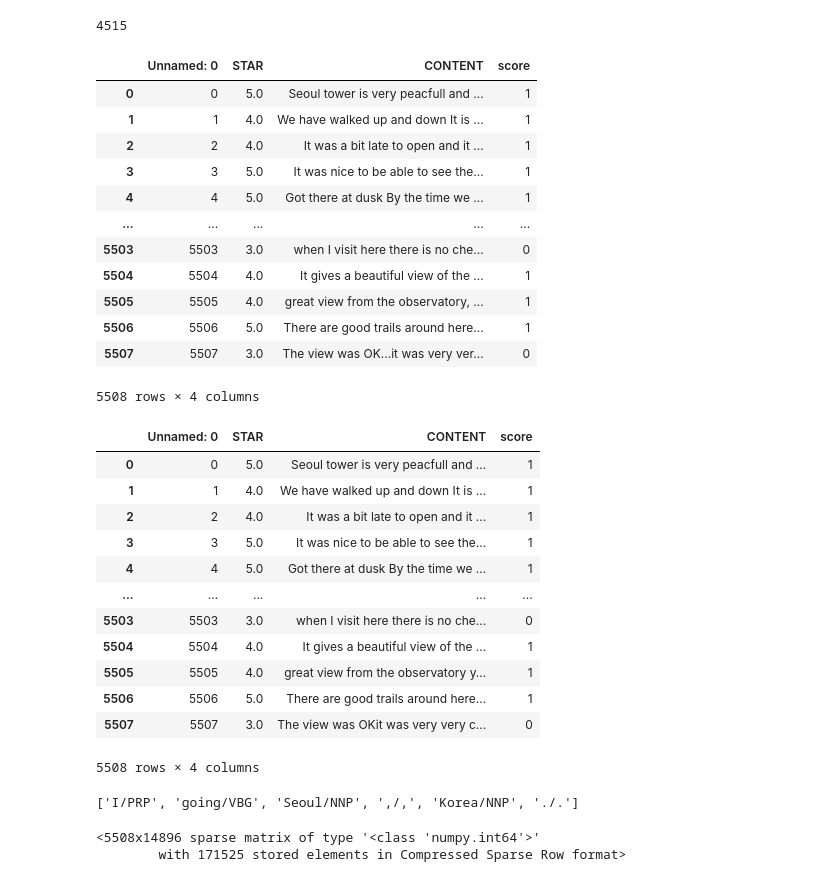
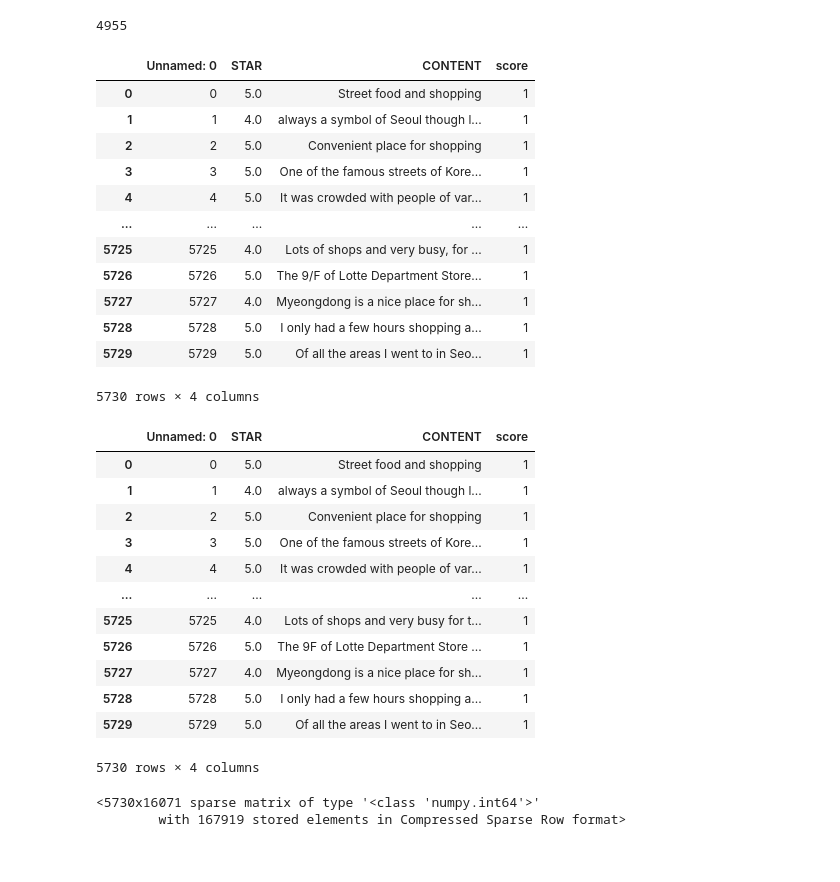
Before and after one commit to hyejeong14/2022_-_5-, a Jupyter notebook: KJH/감성분석(logistic).ipynb, the cells around one changed output. Drawn from its saved outputs; the diff is of its cells as text; code cells hidden in the pictures.

```diff
--- a/KJH/감성분석(logistic).ipynb
+++ b/KJH/감성분석(logistic).ipynb
@@ -156,26 +27,26 @@ print(df)
 # %%
 import pandas as pd
-df=pd.read_csv("데청캠/N Seoul Tower.csv")
+df=pd.read_csv("다시 크롤링/Myeongdong Shopping Street.csv")
 df["score"]=(df['STAR']>3.0)
 df=df.replace(True,1)
 df=df.replace(False,0)
 print(df['score'].sum())
 df
 # %% [output]
-4515
+4955
 |  | Unnamed: 0 | STAR | CONTENT | score |
-| 0 | 0 | 5.0 | Seoul tower is very peacfull and ... | 1 |
-| 1 | 1 | 4.0 | We have walked up and down It is ... | 1 |
-| 2 | 2 | 4.0 | It was a bit late to open and it ... | 1 |
-| 3 | 3 | 5.0 | It was nice to be able to see the... | 1 |
-| 4 | 4 | 5.0 | Got there at dusk By the time we ... | 1 |
+| 0 | 0 | 5.0 | Street food and shopping | 1 |
+| 1 | 1 | 4.0 | always a symbol of Seoul though l... | 1 |
+| 2 | 2 | 5.0 | Convenient place for shopping | 1 |
+| 3 | 3 | 5.0 | One of the famous streets of Kore... | 1 |
+| 4 | 4 | 5.0 | It was crowded with people of var... | 1 |
 | ... | ... | ... | ... | ... |
-| 5503 | 5503 | 3.0 | when I visit here there is no che... | 0 |
-| 5504 | 5504 | 4.0 | It gives a beautiful view of the ... | 1 |
-| 5505 | 5505 | 4.0 | great view from the observatory, ... | 1 |
-| 5506 | 5506 | 5.0 | There are good trails around here... | 1 |
-| 5507 | 5507 | 3.0 | The view was OK...it was very ver... | 0 |
+| 5725 | 5725 | 4.0 | Lots of shops and very busy, for ... | 1 |
+| 5726 | 5726 | 5.0 | The 9/F of Lotte Department Store... | 1 |
+| 5727 | 5727 | 4.0 | Myeongdong is a nice place for sh... | 1 |
+| 5728 | 5728 | 5.0 | I only had a few hours shopping a... | 1 |
+| 5729 | 5729 | 5.0 | Of all the areas I went to in Seo... | 1 |
-5508 rows × 4 columns
+5730 rows × 4 columns
 # %%
 import re
 def text_clearing(text):
@@ -188,16 +59,16 @@ df["CONTENT"]=df["CONTENT"].apply(lambda x:text_clearing(x))
 df
 # %% [output]
 |  | Unnamed: 0 | STAR | CONTENT | score |
-| 0 | 0 | 5.0 | Seoul tower is very peacfull and ... | 1 |
-| 1 | 1 | 4.0 | We have walked up and down It is ... | 1 |
-| 2 | 2 | 4.0 | It was a bit late to open and it ... | 1 |
-| 3 | 3 | 5.0 | It was nice to be able to see the... | 1 |
-| 4 | 4 | 5.0 | Got there at dusk By the time we ... | 1 |
+| 0 | 0 | 5.0 | Street food and shopping | 1 |
+| 1 | 1 | 4.0 | always a symbol of Seoul though l... | 1 |
+| 2 | 2 | 5.0 | Convenient place for shopping | 1 |
+| 3 | 3 | 5.0 | One of the famous streets of Kore... | 1 |
+| 4 | 4 | 5.0 | It was crowded with people of var... | 1 |
 | ... | ... | ... | ... | ... |
-| 5503 | 5503 | 3.0 | when I visit here there is no che... | 0 |
-| 5504 | 5504 | 4.0 | It gives a beautiful view of the ... | 1 |
-| 5505 | 5505 | 4.0 | great view from the observatory y... | 1 |
-| 5506 | 5506 | 5.0 | There are good trails around here... | 1 |
-| 5507 | 5507 | 3.0 | The view was OKit was very very c... | 0 |
+| 5725 | 5725 | 4.0 | Lots of shops and very busy for t... | 1 |
+| 5726 | 5726 | 5.0 | The 9F of Lotte Department Store ... | 1 |
+| 5727 | 5727 | 4.0 | Myeongdong is a nice place for sh... | 1 |
+| 5728 | 5728 | 5.0 | I only had a few hours shopping a... | 1 |
+| 5729 | 5729 | 5.0 | Of all the areas I went to in Seo... | 1 |
-5508 rows × 4 columns
+5730 rows × 4 columns
 # %%
@@ -225,14 +88,10 @@ def get_pos (x) :
-# %%
-get_pos("I am going to Seoul, Korea.")
-# %% [output]
-['I/PRP', 'going/VBG', 'Seoul/NNP', ',/,', 'Korea/NNP', './.']
 # %%
 index_vectorizer=CountVectorizer(tokenizer=lambda x:get_pos(x))
 X=index_vectorizer.fit_transform(df["CONTENT"].tolist())
 X
 # %% [output]
-<5508x14896 sparse matrix of type '<class 'numpy.int64'>'
-        with 171525 stored elements in Compressed Sparse Row format>
+<5730x16071 sparse matrix of type '<class 'numpy.int64'>'
+        with 167919 stored elements in Compressed Sparse Row format>
 # %%
 index_vectorizer.vocabulary_
 # %% [output]
```
Also changed, not shown: parts of 26 cells of this notebook.
